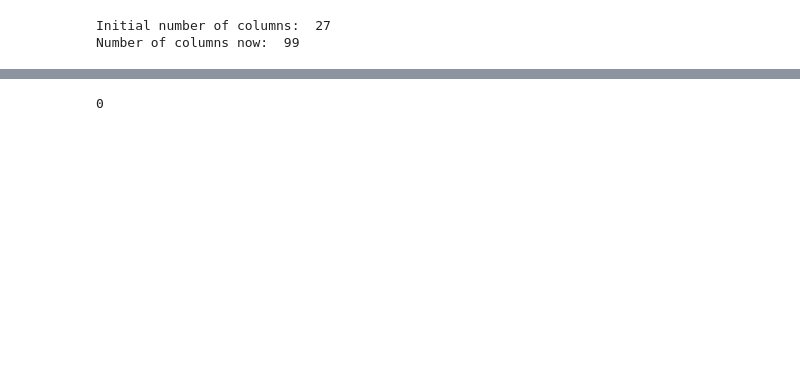
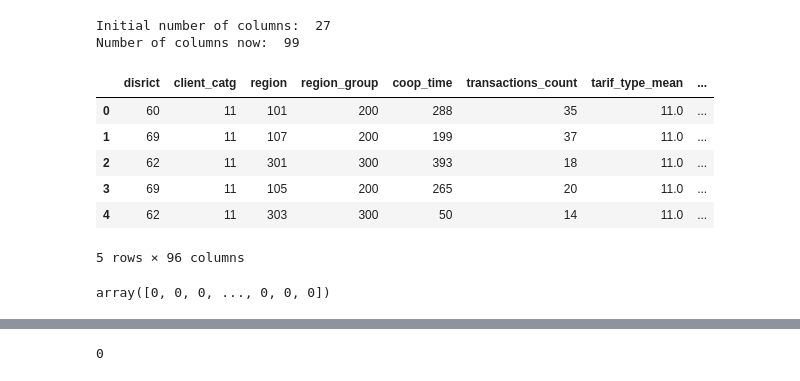
Before and after one commit to anuragkj/GDSC_ML_Training_Project_1, a Jupyter notebook: Project_1.ipynb, the cells around one changed output, grey strips where cells are left out. Cells and saved outputs as stored; diff of their text form; code cells hidden in the pictures; blank space fills up the shorter version.

```diff
--- a/Project_1.ipynb
+++ b/Project_1.ipynb
@@ -343,3 +343,17 @@ test_df = drop(test_df2)
 # %%
 y = train_df['target']
 X = train_df.drop('target',axis=1)
+# %%
+X.head()
+# %% [output]
+|  | disrict | client_catg | region | region_group | coop_time | transactions_count | tarif_type_mean | ... |
+| 0 | 60 | 11 | 101 | 200 | 288 | 35 | 11.0 | ... |
+| 1 | 69 | 11 | 107 | 200 | 199 | 37 | 11.0 | ... |
+| 2 | 62 | 11 | 301 | 300 | 393 | 18 | 11.0 | ... |
+| 3 | 69 | 11 | 105 | 200 | 265 | 20 | 11.0 | ... |
+| 4 | 62 | 11 | 303 | 300 | 50 | 14 | 11.0 | ... |
+5 rows × 96 columns
+# %%
+y
+# %% [output]
+array([0, 0, 0, ..., 0, 0, 0])
```
Also changed, not shown: parts of 4 cells of this notebook.
